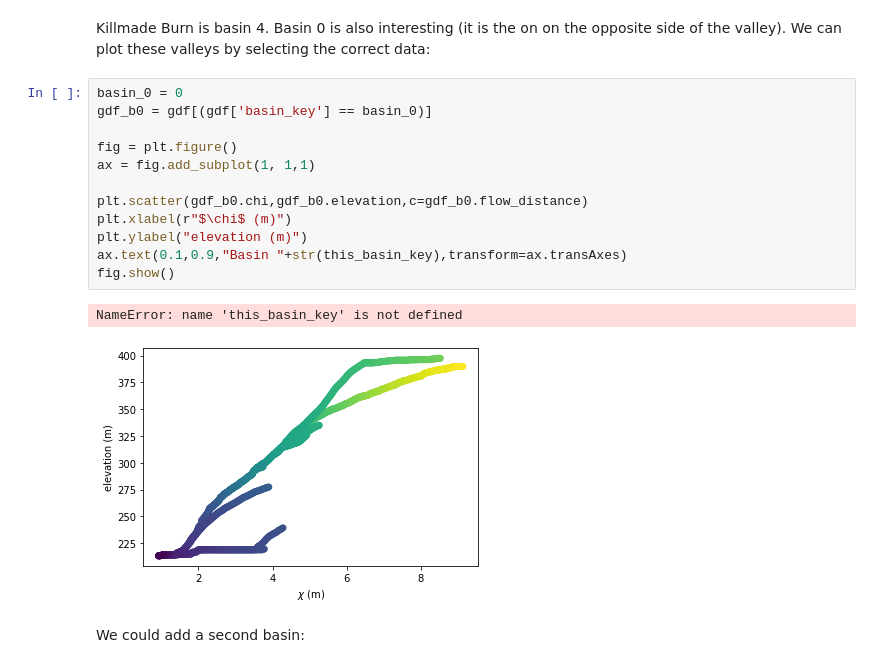
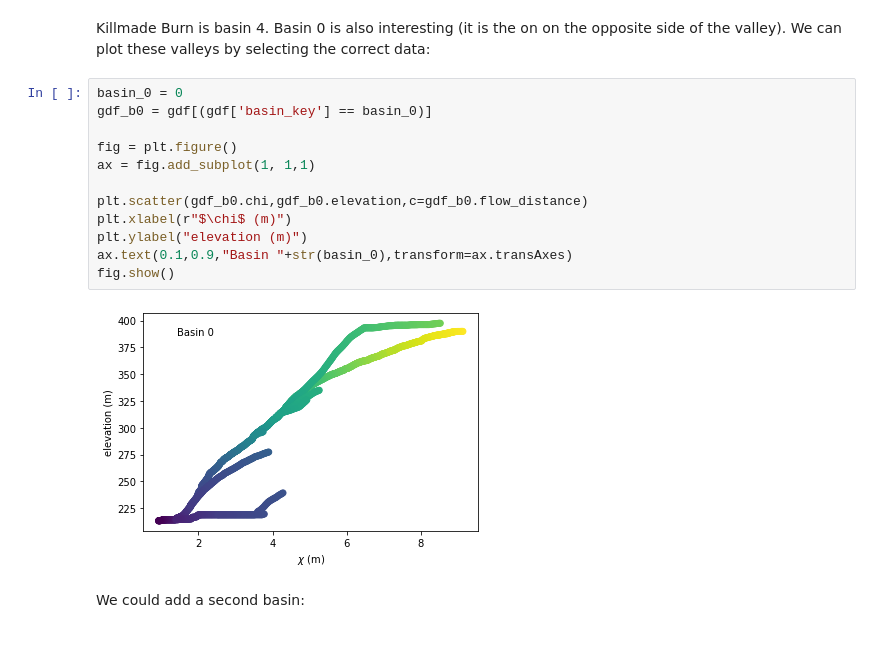
Before and after one commit to simon-m-mudd/smm_teaching_notebooks, a Jupyter notebook: lammermuir_data/Killmade_burn_channels.ipynb, the cells around one changed output. Cells and saved outputs as stored; diff of their text form.

```diff
--- a/lammermuir_data/Killmade_burn_channels.ipynb
+++ b/lammermuir_data/Killmade_burn_channels.ipynb
@@ -115,18 +119,17 @@ We can plot these valleys by selecting the correct data:
 # %%
 basin_0 = 0
 gdf_b0 = gdf[(gdf['basin_key'] == basin_0)]
 
 fig = plt.figure()
 ax = fig.add_subplot(1, 1,1)
 
 plt.scatter(gdf_b0.chi,gdf_b0.elevation,c=gdf_b0.flow_distance)
 plt.xlabel(r"$\chi$ (m)")
 plt.ylabel("elevation (m)")
-ax.text(0.1,0.9,"Basin "+str(this_basin_key),transform=ax.transAxes)
+ax.text(0.1,0.9,"Basin "+str(basin_0),transform=ax.transAxes)
 fig.show()
 # %% [output]
-NameError: name 'this_basin_key' is not defined
-[figure, old version]
+[figure, new version]
 # %% [markdown]
 We could add a second basin:
 # %%
```
Also changed, not shown: parts of 5 cells of this notebook, 2 other files.
